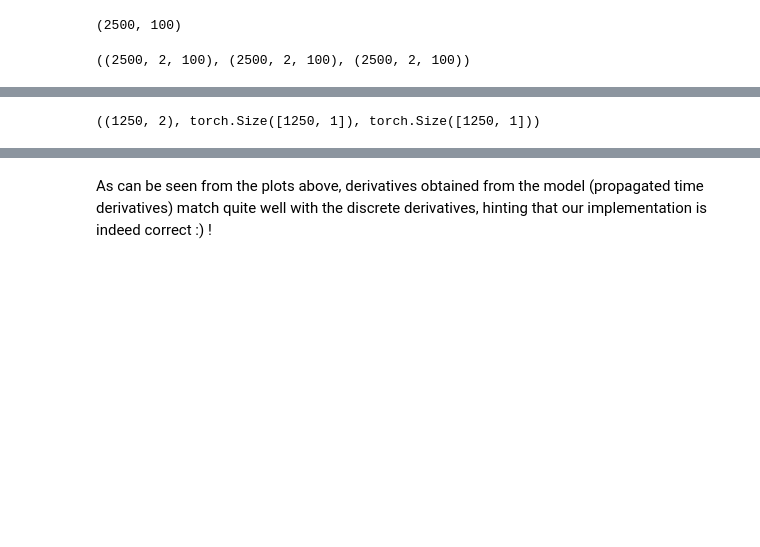
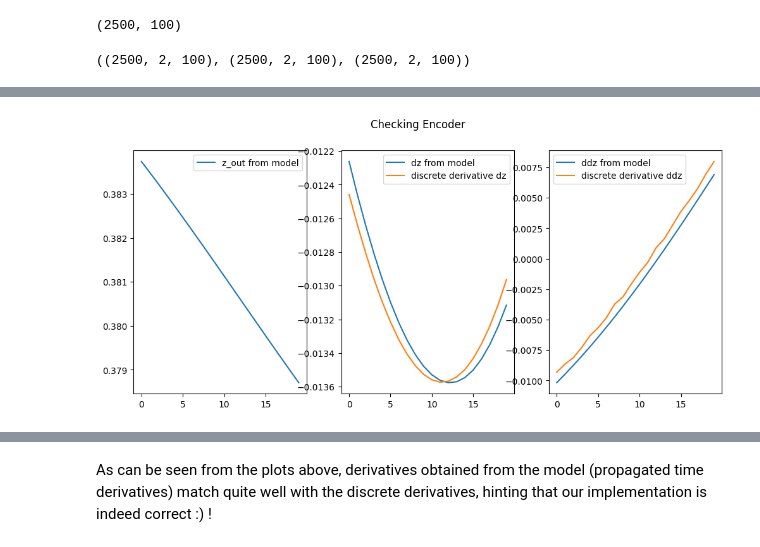
Before and after one commit to lukevoss/GNN, a Jupyter notebook: assignment_6.ipynb, the cells around one changed output, grey strips where cells are left out. Cells and saved outputs as stored; diff of their text form; code cells hidden in the pictures; blank space fills up the shorter version.

Commit message:
fix encoder and decoder functions. verfiy both encoder and decoder

```diff
--- a/assignment_6.ipynb
+++ b/assignment_6.ipynb
@@ -1590,13 +1590,11 @@ def verify(encoder, dataloader):
 # Use the verify function with your encoder and dataloader
 delta_t = 0.02
 input_size=2
-num_layers=2
-hidden_size_list=[2,1]
+num_layers=1
+hidden_size_list=[1]
 
-custom_ae_model = CustomAutoencoder(input_size, num_layers, hidden_size= hidden_size_list)
-# Extract the encoder part from the model
-encoder_instance = custom_ae_model.encoder
+encoder_check = Encoder(input_size, num_layers, hidden_size= hidden_size_list)
 
 
-z_out, dz_out, ddz_out, discrete_dz_out, discrete_ddz_out= verify(encoder_instance,
+z_out, dz_out, ddz_out, discrete_dz_out, discrete_ddz_out= verify(encoder_check,
                                                                   cartesian_x1_train_dataloader)
@@ -1603,15 +1612,19 @@ z_out, dz_out, ddz_out, discrete_dz_out, discrete_ddz_out= verify(encoder_instan
 # %%
 # time=np.arange(0,T/2,step=delta_t)
 
 plt.figure(figsize=(12,5))
 plt.subplot(1,3,1)
 plt.plot(z_out[:20], label="z_out from model")
 plt.legend()
 plt.subplot(1,3,2)
 plt.plot(dz_out[:20], label="dz from model")
 plt.plot(discrete_dz_out[:20], label="discrete derivative dz")
 plt.legend()
 plt.subplot(1,3,3)
 plt.plot(ddz_out[:20], label="ddz from model")
 plt.plot(discrete_ddz_out[:20], label="discrete derivative ddz")
+plt.suptitle("Checking Encoder")
 plt.legend()
+plt.show()
+# %% [output]
+[figure, added]
@@ -1625,9 +1636,5 @@ with torch.no_grad():
   x_check=x_check.cpu().numpy()
   discrete_dx_check, discrete_ddx_check = compute_discrete_derivatives(x_check)
-# %%
-x_check.shape, dx_check.shape, ddx_check.shape
-# %% [output]
-((1250, 2), torch.Size([1250, 1]), torch.Size([1250, 1]))
 # %%
 plt.figure(figsize=(12,5))
 plt.subplot(1,3,1)
```
Also changed, not shown: parts of 9 cells of this notebook.
